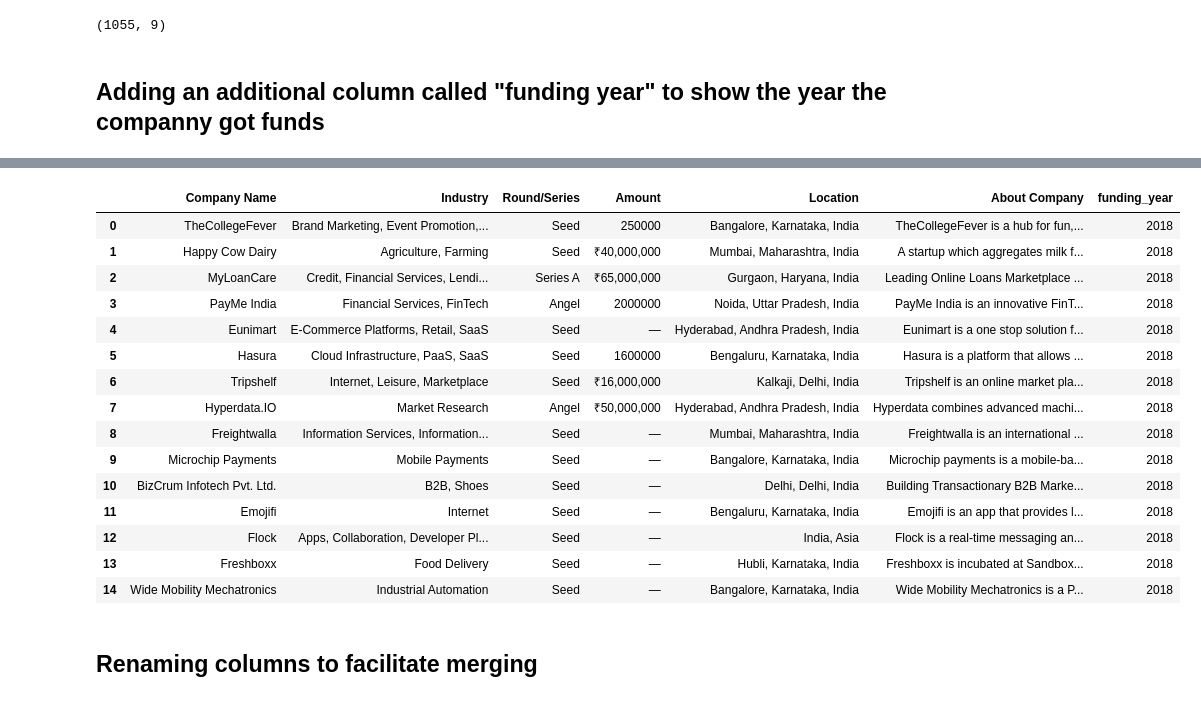
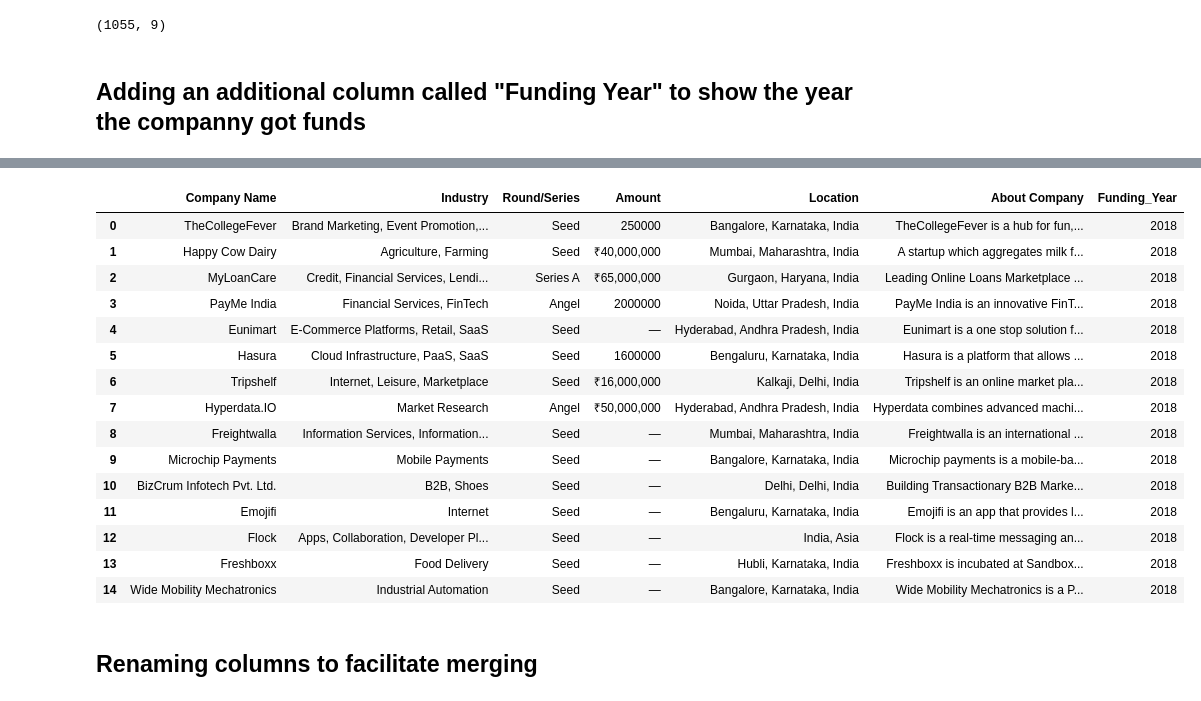
Before and after one commit to Safowaa/India-Start-Up-Funding-Data-Analysis, a Jupyter notebook: Main.ipynb, the cells around one changed output, grey strips where cells are left out. Cells and saved outputs as stored; diff of their text form; code cells hidden in the pictures.

```diff
--- a/Main.ipynb
+++ b/Main.ipynb
@@ -329,5 +329,5 @@ data_2020.shape
 # %% [output]
 (1055, 9)
 # %% [markdown]
-## Adding an additional column called **"funding year"** to show the year the companny got funds
+## Adding an additional column called **"Funding Year"** to show the year the companny got funds
 # %%
@@ -394,11 +394,11 @@ data_2019.head(15)
 | 13 | JobSquare | 2019.0 | Ahmedabad | HR tech | Technology-based platform that is... | Ishit Jethwa | Titan Capital | $140,500 | NaN | ... |
 | 14 | Open Secret | NaN | NaN | Food tech | It produces and sells top quality... | Ahana Gautam, Udit Kejriwal | Matrix Partners | Undisclosed | NaN | ... |
 # %%
-data_2018["funding_year"] = 2018
+data_2018["Funding_Year"] = 2018
 
 data_2018.head(15)
 # %% [output]
-|  | Company Name | Industry | Round/Series | Amount | Location | About Company | funding_year |
+|  | Company Name | Industry | Round/Series | Amount | Location | About Company | Funding_Year |
 | 0 | TheCollegeFever | Brand Marketing, Event Promotion,... | Seed | 250000 | Bangalore, Karnataka, India | TheCollegeFever is a hub for fun,... | 2018 |
 | 1 | Happy Cow Dairy | Agriculture, Farming | Seed | ₹40,000,000 | Mumbai, Maharashtra, India | A startup which aggregates milk f... | 2018 |
 | 2 | MyLoanCare | Credit, Financial Services, Lendi... | Series A | ₹65,000,000 | Gurgaon, Haryana, India | Leading Online Loans Marketplace ... | 2018 |
```
Also changed, not shown: parts of 24 cells of this notebook, 2 other files.
